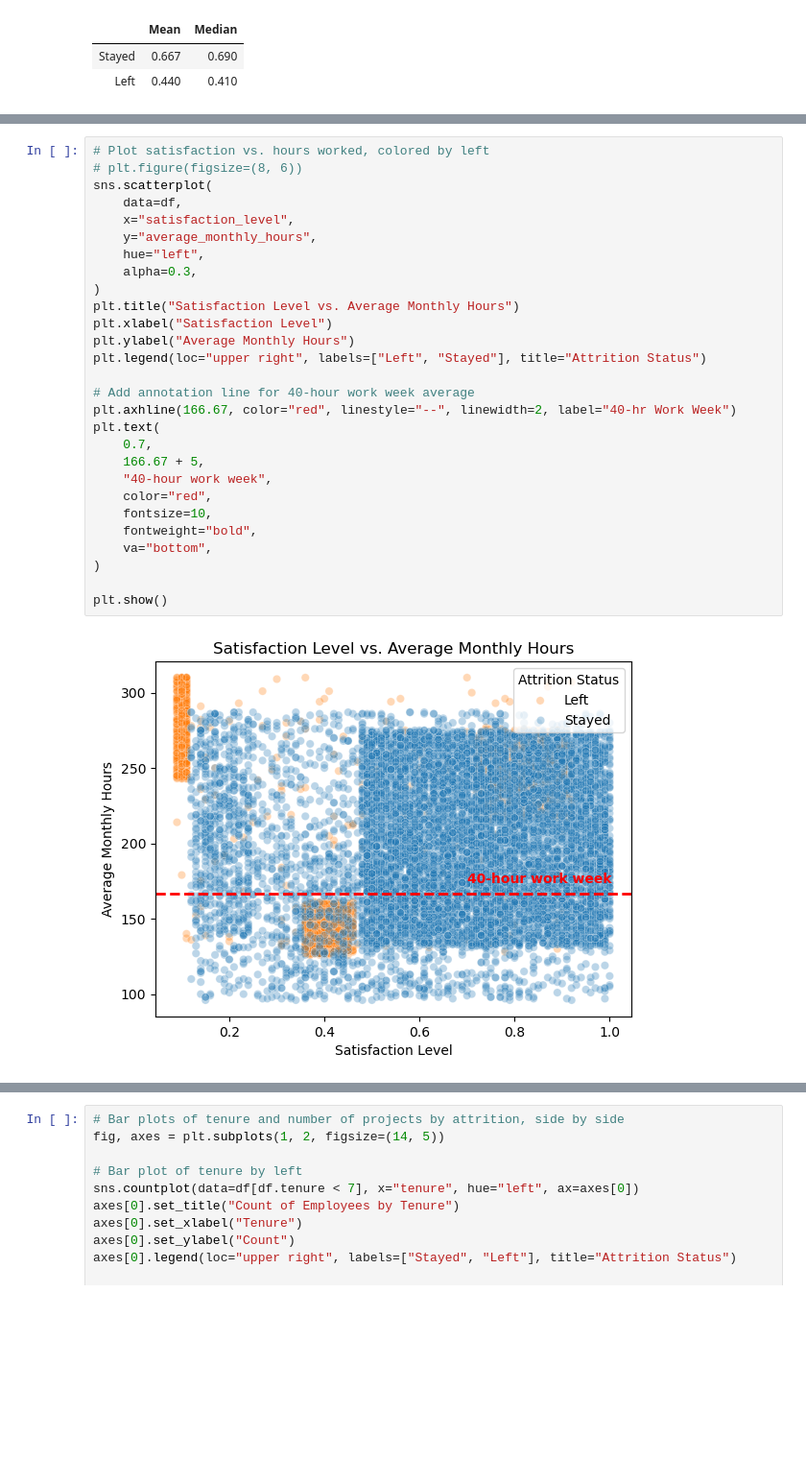
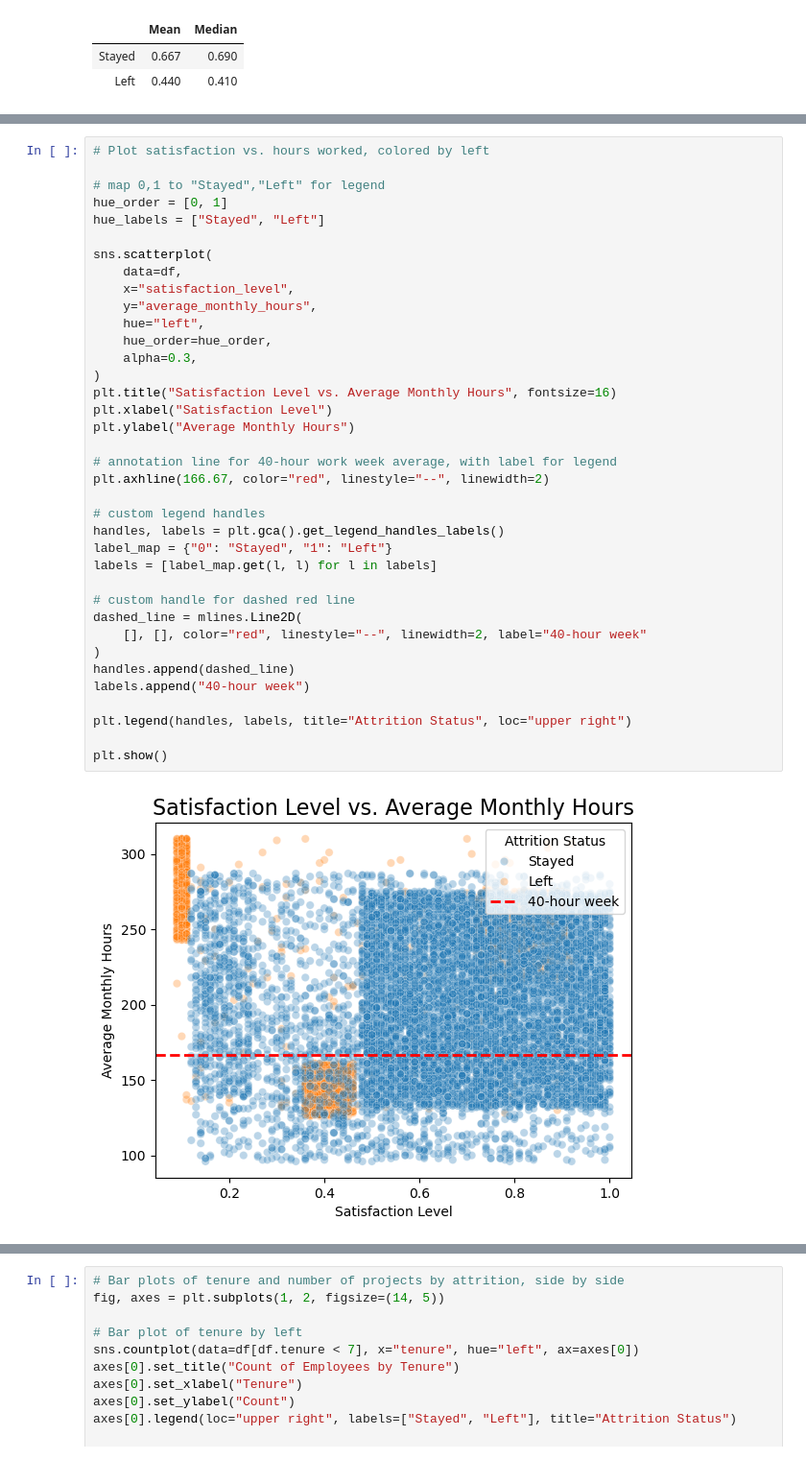
Before and after one commit to johbry17/Salifort-Employee-Churn-ml, a Jupyter notebook: executive_summary.ipynb, the cells around one changed output, grey strips where cells are left out. Shown at 96% size. Cells and saved outputs as stored; diff of their text form; blank space fills up the shorter version.

```diff
--- a/executive_summary.ipynb
+++ b/executive_summary.ipynb
@@ -485,30 +565,39 @@ $$
 # %%
 # Plot satisfaction vs. hours worked, colored by left
-# plt.figure(figsize=(8, 6))
+
+# map 0,1 to "Stayed","Left" for legend
+hue_order = [0, 1]
+hue_labels = ["Stayed", "Left"]
+
 sns.scatterplot(
     data=df,
     x="satisfaction_level",
     y="average_monthly_hours",
     hue="left",
+    hue_order=hue_order,
     alpha=0.3,
 )
-plt.title("Satisfaction Level vs. Average Monthly Hours")
+plt.title("Satisfaction Level vs. Average Monthly Hours", fontsize=16)
 plt.xlabel("Satisfaction Level")
 plt.ylabel("Average Monthly Hours")
-plt.legend(loc="upper right", labels=["Left", "Stayed"], title="Attrition Status")
 
-# Add annotation line for 40-hour work week average
-plt.axhline(166.67, color="red", linestyle="--", linewidth=2, label="40-hr Work Week")
-plt.text(
-    0.7,
-    166.67 + 5,
-    "40-hour work week",
-    color="red",
-    fontsize=10,
-    fontweight="bold",
-    va="bottom",
+# annotation line for 40-hour work week average, with label for legend
+plt.axhline(166.67, color="red", linestyle="--", linewidth=2)
+
+# custom legend handles
+handles, labels = plt.gca().get_legend_handles_labels()
+label_map = {"0": "Stayed", "1": "Left"}
+labels = [label_map.get(l, l) for l in labels]
+
+# custom handle for dashed red line
+dashed_line = mlines.Line2D(
+    [], [], color="red", linestyle="--", linewidth=2, label="40-hour week"
 )
+handles.append(dashed_line)
+labels.append("40-hour week")
+
+plt.legend(handles, labels, title="Attrition Status", loc="upper right")
 
 plt.show()
 # %% [output]
-[figure, old version]
+[figure, new version]
```
Also changed, not shown: parts of 62 cells of this notebook, 4 other files.
